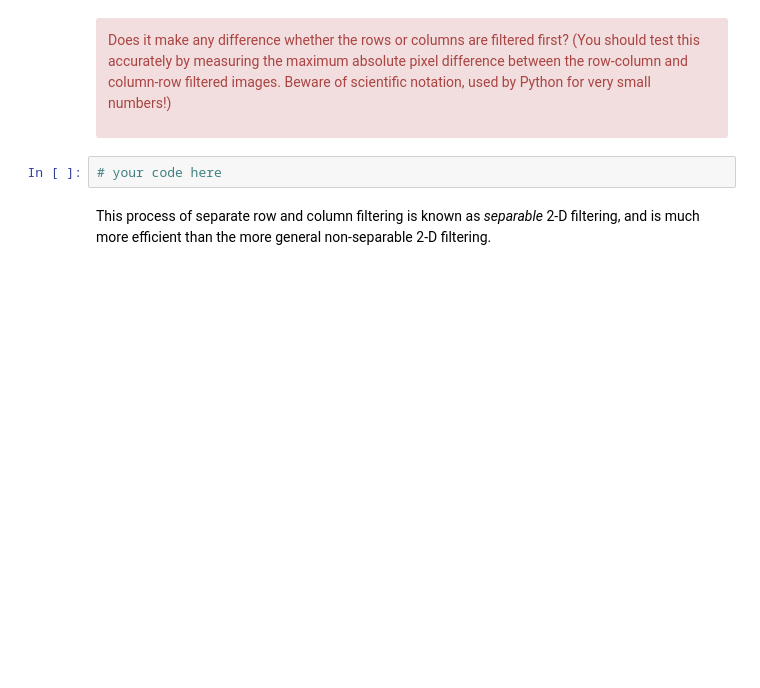
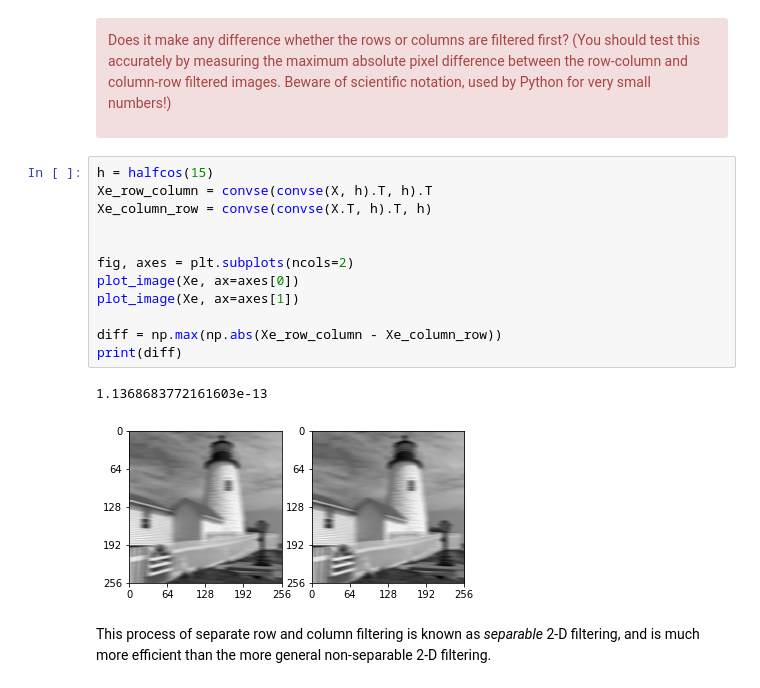
Before and after one commit to sigproc/cued_sf2_lab, a Jupyter notebook: 5-simple-image-filtering.ipynb, the cells around one changed output. Drawn from its saved outputs; the diff is of its cells as text; blank space fills up the shorter version.

```diff
--- a/5-simple-image-filtering.ipynb
+++ b/5-simple-image-filtering.ipynb
@@ -159,8 +181,21 @@ Now filter the columns of the _row-filtered_ image by use of the Python transpos
 Does it make any difference whether the rows or columns are filtered first? (You should test this accurately by measuring the maximum absolute pixel difference between the row-column and column-row filtered images. Beware of scientific notation, used by Python for very small numbers!)
 
 </div>
-# %%
-# your code here
+# %%
+h = halfcos(15)
+Xe_row_column = convse(convse(X, h).T, h).T
+Xe_column_row = convse(convse(X.T, h).T, h)
+
+
+fig, axes = plt.subplots(ncols=2)
+plot_image(Xe, ax=axes[0])
+plot_image(Xe, ax=axes[1])
+
+diff = np.max(np.abs(Xe_row_column - Xe_column_row))
+print(diff)
+# %% [output]
+1.1368683772161603e-13
+[figure, added]
 # %% [markdown]
 This process of separate row and column filtering is known as
 *separable* 2-D filtering, and is much more efficient than
```
Also changed, not shown: parts of 7 cells of this notebook.
